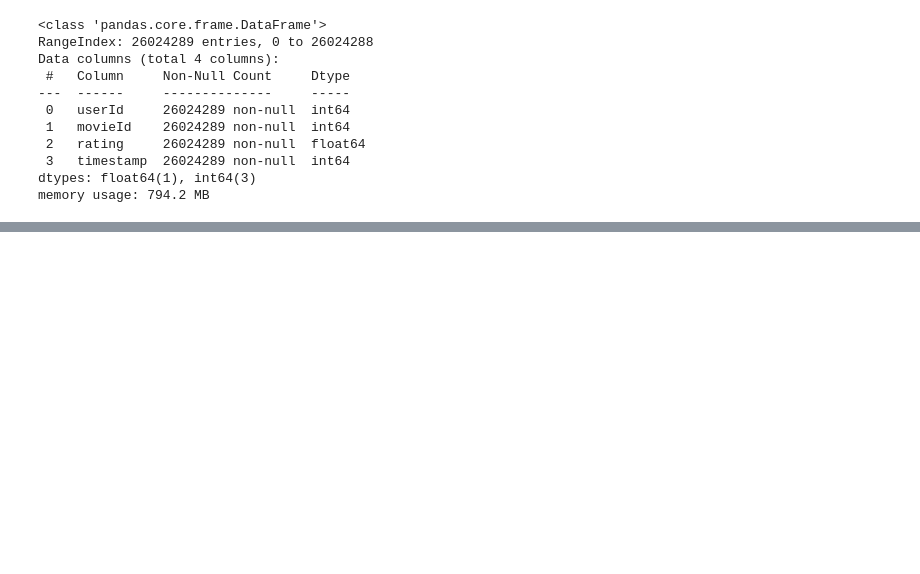
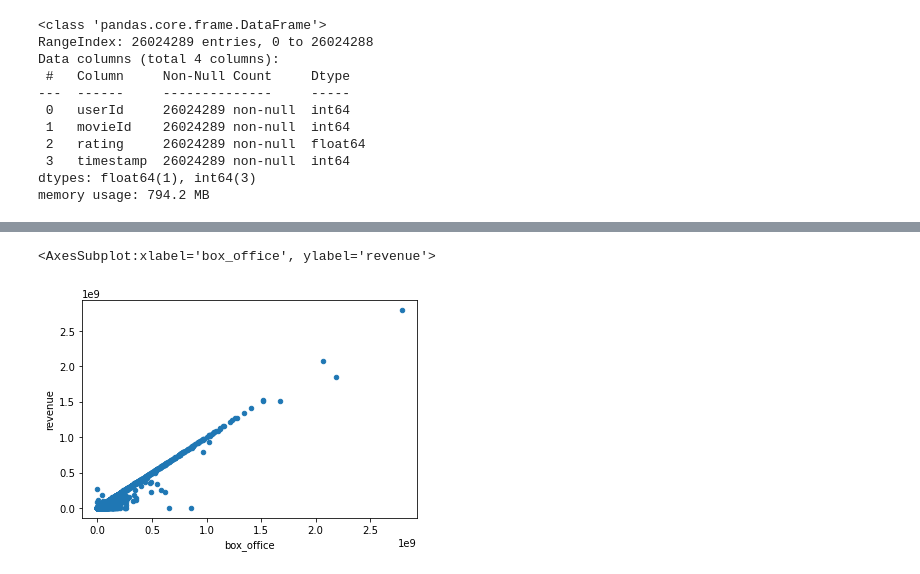
Before and after one commit to sdivakarla/Movies-ETL, a Jupyter notebook: Movies.ipynb, the cells around one changed output, grey strips where cells are left out. Saved outputs shown, nothing was run; the diff lists cells and outputs as text; code cells hidden in the pictures; blank space fills up the shorter version.

```diff
--- a/Movies.ipynb
+++ b/Movies.ipynb
@@ -706,0 +788,6 @@ memory usage: 794.2 MB
+# %%
+# Compare Box Office data with scatter plot
+movies_df.fillna(0).plot(x='box_office', y='revenue', kind='scatter')
+# %% [output]
+<AxesSubplot:xlabel='box_office', ylabel='revenue'>
+[figure, added]
```
Also changed, not shown: parts of 20 cells of this notebook.
